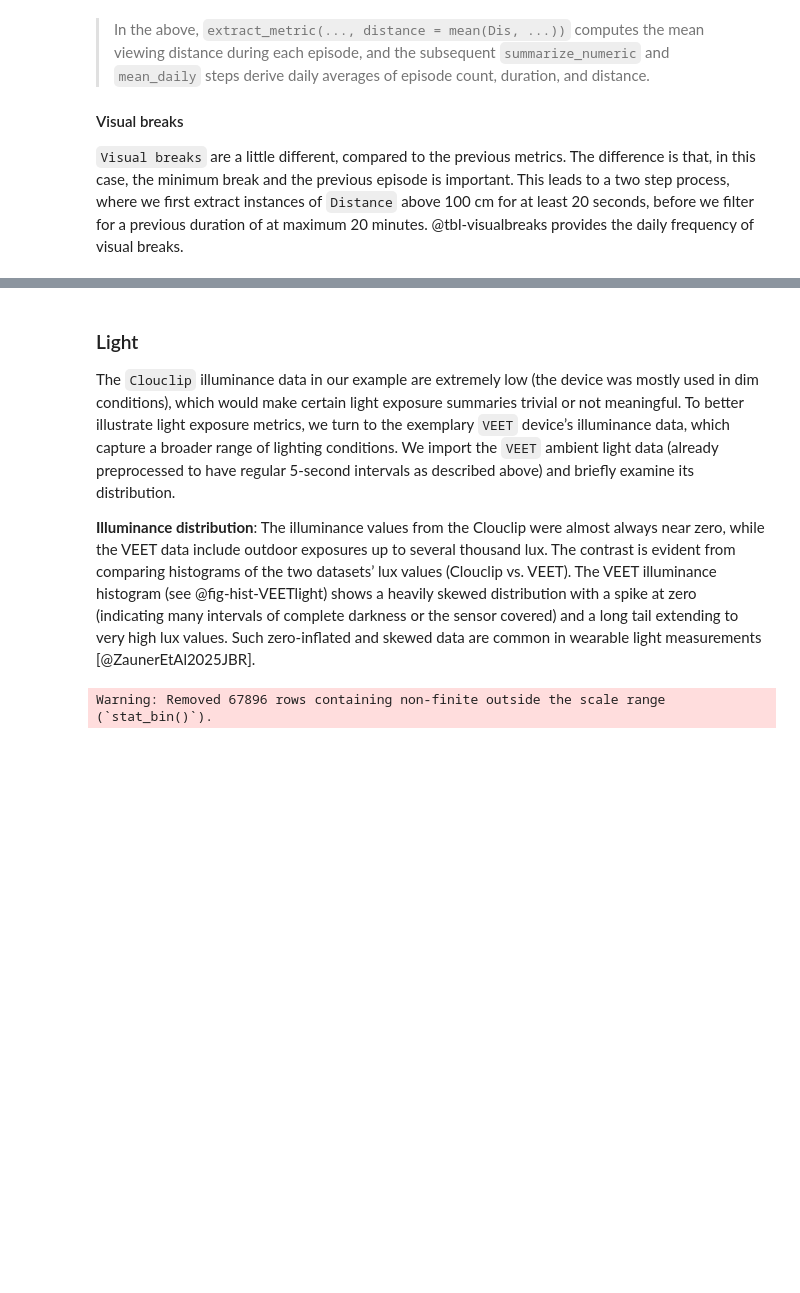
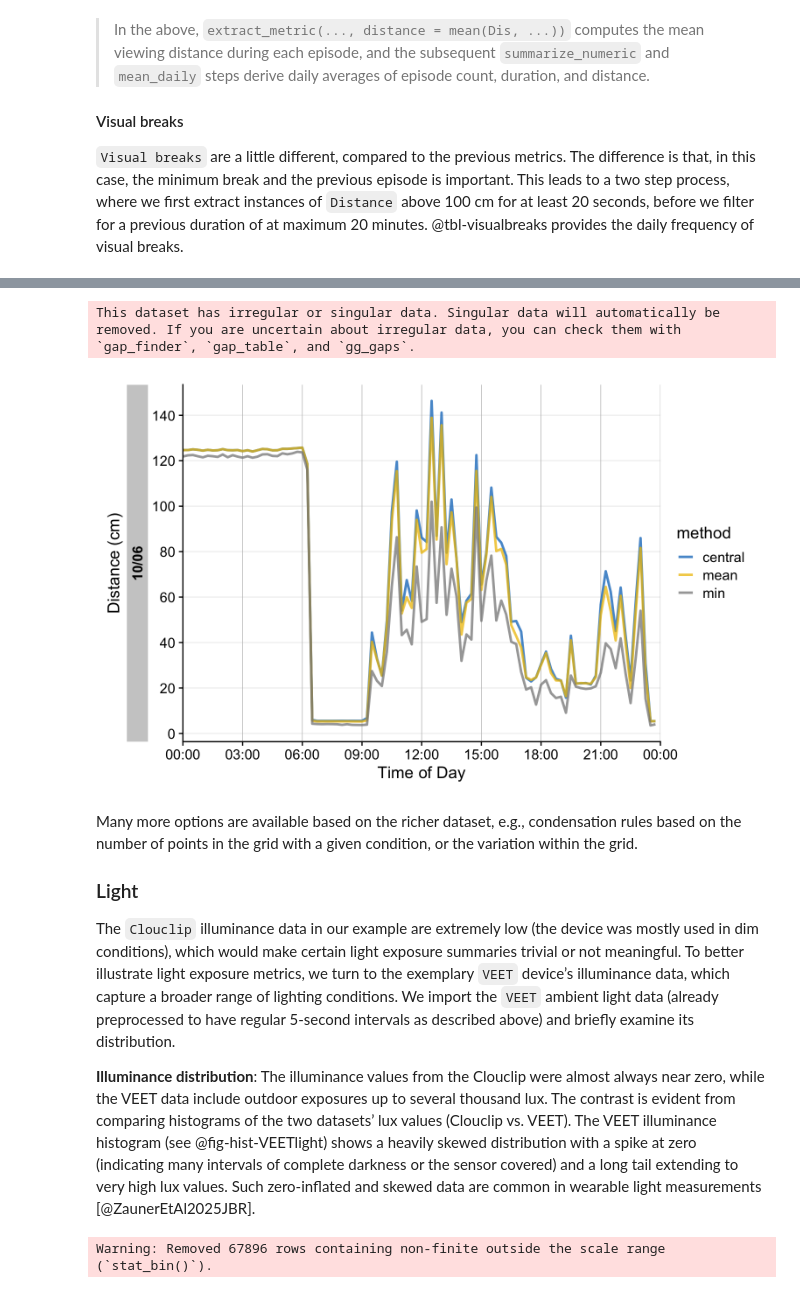
Before and after one commit to tscnlab/ZaunerEtAl_JVis_2025, a Jupyter notebook: index.embed.ipynb, the cells around one changed output, grey strips where cells are left out. Saved outputs shown, nothing was run; the diff lists cells and outputs as text; code cells hidden in the pictures; blank space fills up the shorter version.

```diff
--- a/index.embed.ipynb
+++ b/index.embed.ipynb
@@ -1384,4 +1420,43 @@ Warning: Removed 6889 rows containing missing values or values outside the scale
+# %%
+dataVEET3_part <- #filter one day
+dataVEET3 |>
+  filter_Date(start = "2024-06-10", length = "1 day")
+
+dataVEET3_condensed <-
+dataVEET3_part |>
+  group_by(Datetime, .add = TRUE) |> #group additionally by every observation
+  filter(conf1 >= 0.1) |> #remove data with low confidence
+  summarize(
+    distance_mean = mean(dist1), #average across all distance values,
+    distance_min = min(dist1), #closest across all distance values,
+    distance_central = mean(dist1[between(x.pos, -10,10) & between(y.pos, -10,10)]), #central distance
+    n = n(), #number of (valid) grid points
+    .groups = "drop_last"
+  )
+
+dataVEET3_condensed |>
+  aggregate_Datetime("15 mins", numeric.handler = \(x) mean(x, na.rm = TRUE)) |> #create 15 minute data
+  remove_partial_data(by.date = TRUE) |> #remove midnight data points
+  pivot_longer(contains("distance"), #put all methods into a long file for plotting
+               names_to = c(".value", "method"),
+    names_pattern = "(distance)_(mean|min|max|central)"
+    ) |>
+  gg_day(y.axis = distance/10,
+         geom = "line",
+         aes_col = method,
+         group = method,
+         linewidth = 1,
+         alpha = 0.75,
+         y.scale = "identity",
+         y.axis.breaks = seq(0,150, by = 20),
+         y.axis.label = "Distance (cm)"
+         )
+# %% [output]
+This dataset has irregular or singular data. Singular data will automatically be removed. If you are uncertain about irregular data, you can check them with `gap_finder`, `gap_table`, and `gg_gaps`.
+[figure, added]
 # %% [markdown]
+Many more options are available based on the richer dataset, e.g., condensation rules based on the number of points in the grid with a given condition, or the variation within the grid.
+
 ### Light
 
 The `Clouclip` illuminance data in our example are extremely low (the device was mostly used in dim conditions), which would make certain light exposure summaries trivial or not meaningful. To better illustrate light exposure metrics, we turn to the exemplary `VEET` device’s illuminance data, which capture a broader range of lighting conditions. We import the `VEET` ambient light data (already preprocessed to have regular 5-second intervals as described above) and briefly examine its distribution.
```
Also changed, not shown: parts of 12 cells of this notebook, 31 other files.
